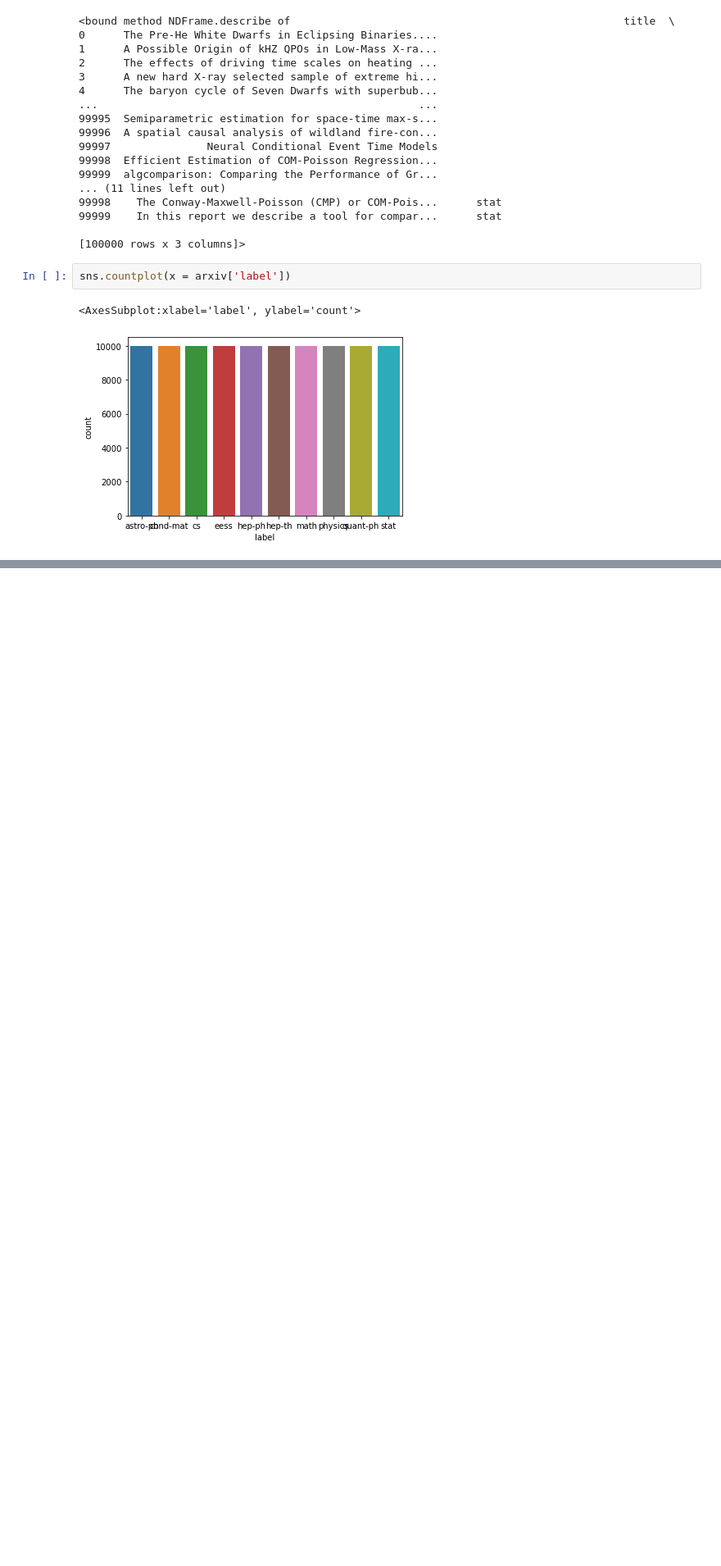
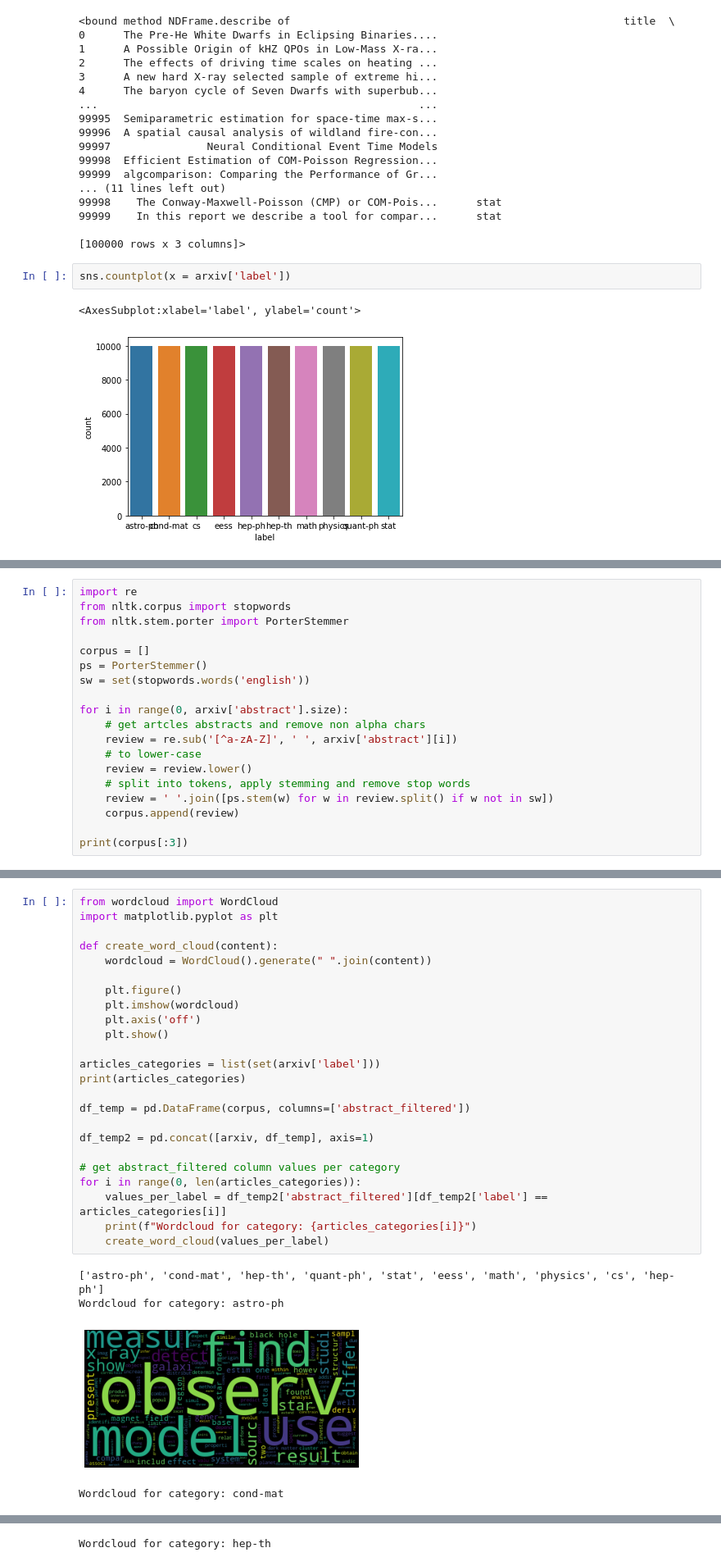
Before and after one commit to isabelvieira/NLP-FEUP, a Jupyter notebook: dataUnderstanding.ipynb, the cells around one changed output, grey strips where cells are left out. Shown at 82% size. Drawn from its saved outputs; the diff is of its cells as text; blank space fills up the shorter version.

Commit message:
Data preprocessing

```diff
--- a/dataUnderstanding.ipynb
+++ b/dataUnderstanding.ipynb
@@ -54,0 +146,19 @@ sns.countplot(x = arxiv['label'])
+# %%
+import re
+from nltk.corpus import stopwords
+from nltk.stem.porter import PorterStemmer
+
+corpus = []
+ps = PorterStemmer()
+sw = set(stopwords.words('english'))
+
+for i in range(0, arxiv['abstract'].size):
+    # get artcles abstracts and remove non alpha chars
+    review = re.sub('[^a-zA-Z]', ' ', arxiv['abstract'][i])
+    # to lower-case
+    review = review.lower()
+    # split into tokens, apply stemming and remove stop words
+    review = ' '.join([ps.stem(w) for w in review.split() if w not in sw])
+    corpus.append(review)
+
+print(corpus[:3])
@@ -54,0 +169,29 @@ sns.countplot(x = arxiv['label'])
+# %%
+from wordcloud import WordCloud
+import matplotlib.pyplot as plt
+
+def create_word_cloud(content):
+    wordcloud = WordCloud().generate(" ".join(content))
+
+    plt.figure()
+    plt.imshow(wordcloud)
+    plt.axis('off')
+    plt.show()
+
+articles_categories = list(set(arxiv['label']))
+print(articles_categories)
+
+df_temp = pd.DataFrame(corpus, columns=['abstract_filtered'])
+
+df_temp2 = pd.concat([arxiv, df_temp], axis=1)
+
+# get abstract_filtered column values per category
+for i in range(0, len(articles_categories)):
+    values_per_label = df_temp2['abstract_filtered'][df_temp2['label'] == articles_categories[i]]
+    print(f"Wordcloud for category: {articles_categories[i]}")
+    create_word_cloud(values_per_label)
+# %% [output]
+['astro-ph', 'cond-mat', 'hep-th', 'quant-ph', 'stat', 'eess', 'math', 'physics', 'cs', 'hep-ph']
+Wordcloud for category: astro-ph
+[figure, added]
+Wordcloud for category: cond-mat
@@ -54,0 +199 @@ sns.countplot(x = arxiv['label'])
+Wordcloud for category: hep-th
```
Also changed, not shown: parts of 14 cells of this notebook.
